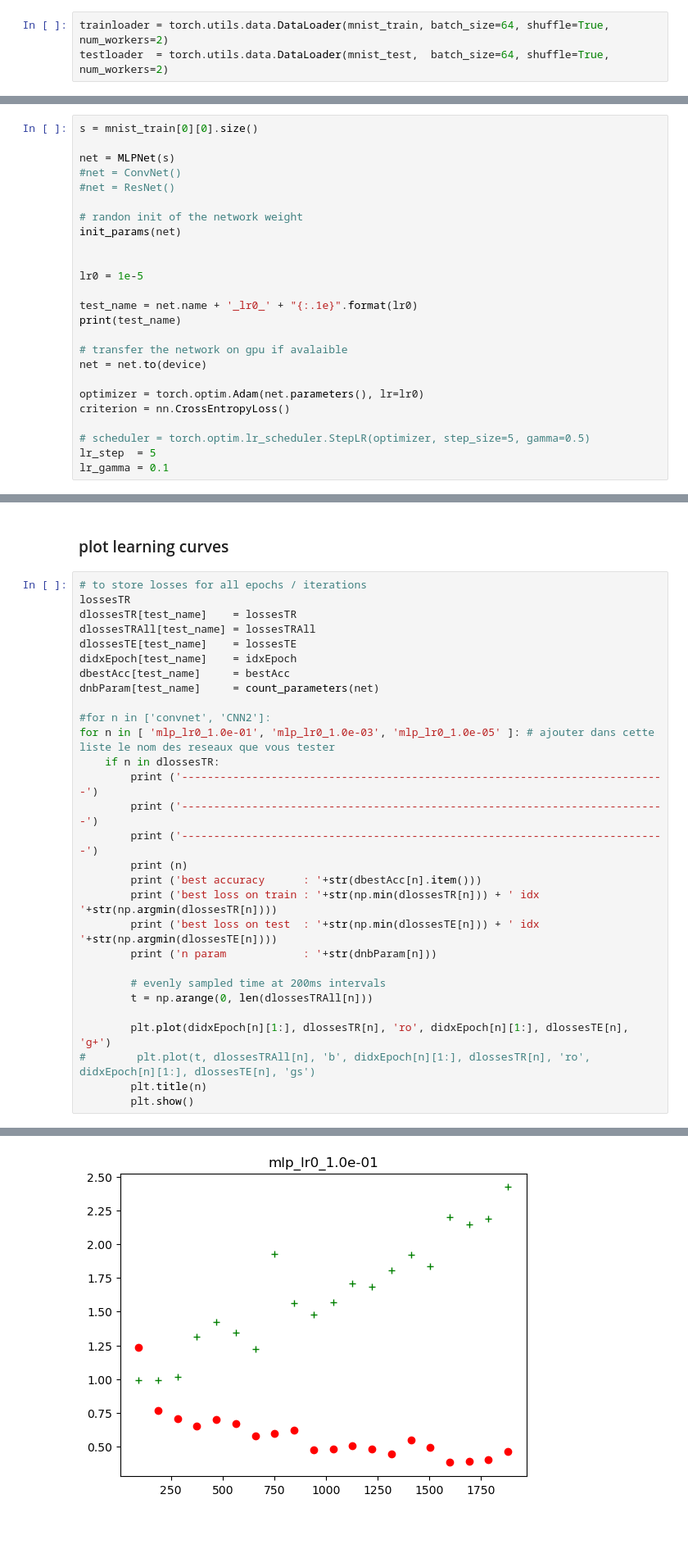
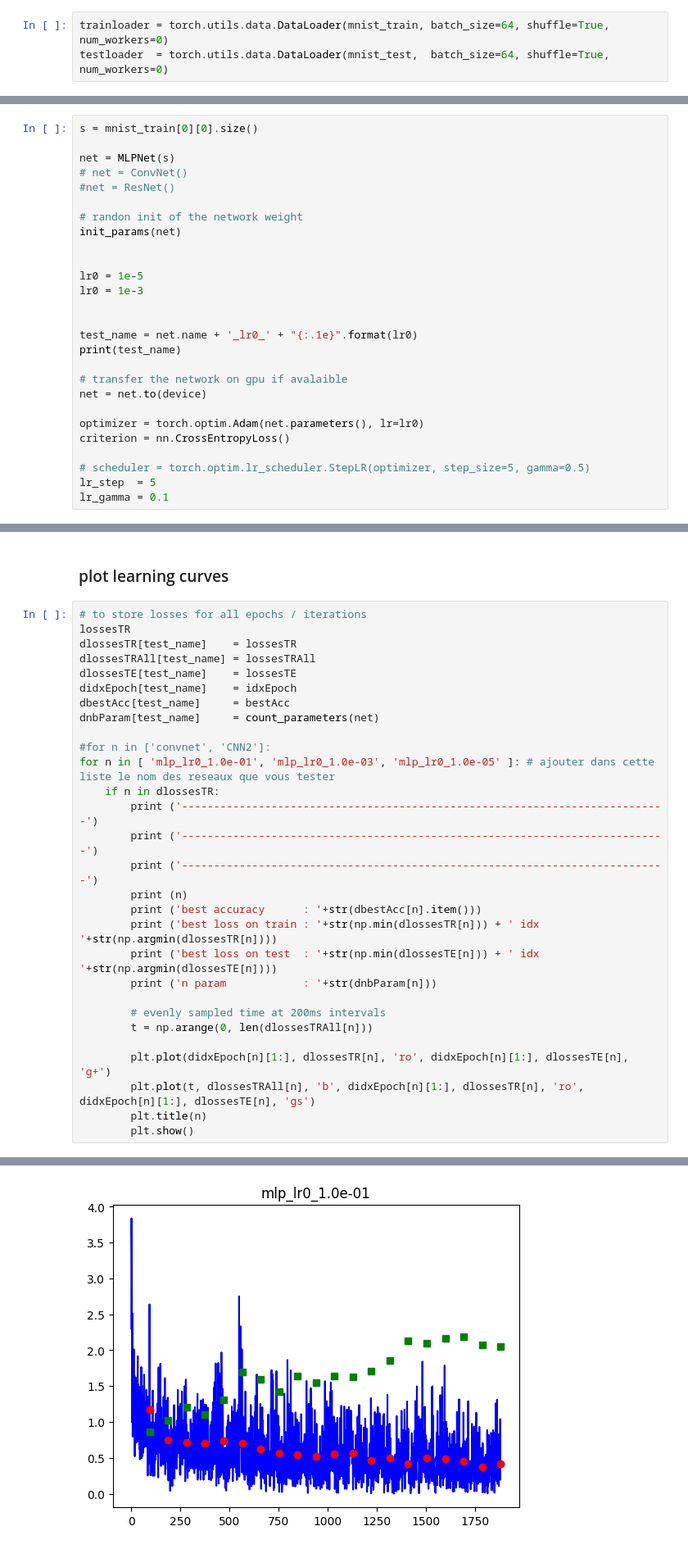
Before and after one commit to GaelleLeroux/5ETI_Deep_Learning, a Jupyter notebook: 4_Image_Classification_with_Convnets_and_ResNets.ipynb, the cells around one changed output, grey strips where cells are left out. Shown at 82% size. Cells and saved outputs as stored; diff of their text form; blank space fills up the shorter version.

```diff
--- a/4_Image_Classification_with_Convnets_and_ResNets.ipynb
+++ b/4_Image_Classification_with_Convnets_and_ResNets.ipynb
@@ -97,8 +129,8 @@ plt.show()
 # %% [markdown]
 ### Create multi-threaded DataLoaders
 # %%
-trainloader = torch.utils.data.DataLoader(mnist_train, batch_size=64, shuffle=True, num_workers=2)
-testloader  = torch.utils.data.DataLoader(mnist_test,  batch_size=64, shuffle=True, num_workers=2)
+trainloader = torch.utils.data.DataLoader(mnist_train, batch_size=64, shuffle=True, num_workers=0)
+testloader  = torch.utils.data.DataLoader(mnist_test,  batch_size=64, shuffle=True, num_workers=0)
 # %% [markdown]
 # Main classifier that subclasses nn.Module
 
@@ -232,7 +288,7 @@ dnbParam     = {}
 s = mnist_train[0][0].size()
 
 net = MLPNet(s)
-#net = ConvNet()
+# net = ConvNet()
 #net = ResNet()
 
 # randon init of the network weight
@@ -240,6 +296,8 @@ init_params(net)
 
 
 lr0 = 1e-5
+lr0 = 1e-3
+
 
 test_name = net.name + '_lr0_' + "{:.1e}".format(lr0)
 print(test_name)
@@ -379,7 +437,7 @@ for n in [ 'mlp_lr0_1.0e-01', 'mlp_lr0_1.0e-03', 'mlp_lr0_1.0e-05' ]: # ajouter
         t = np.arange(0, len(dlossesTRAll[n]))
 
         plt.plot(didxEpoch[n][1:], dlossesTR[n], 'ro', didxEpoch[n][1:], dlossesTE[n], 'g+')
-#        plt.plot(t, dlossesTRAll[n], 'b', didxEpoch[n][1:], dlossesTR[n], 'ro', didxEpoch[n][1:], dlossesTE[n], 'gs')
+        plt.plot(t, dlossesTRAll[n], 'b', didxEpoch[n][1:], dlossesTR[n], 'ro', didxEpoch[n][1:], dlossesTE[n], 'gs')
         plt.title(n)
         plt.show()
 # %% [output]
@@ -393,5 +451,5 @@ best loss on test  : 0.9924431437519705 idx 1
 n param            : 7850
-[figure, old version]
+[figure, new version]
 ----------------------------------------------------------------------------
 ----------------------------------------------------------------------------
 ----------------------------------------------------------------------------
```
Also changed, not shown: parts of 9 cells of this notebook, 1 other file.
